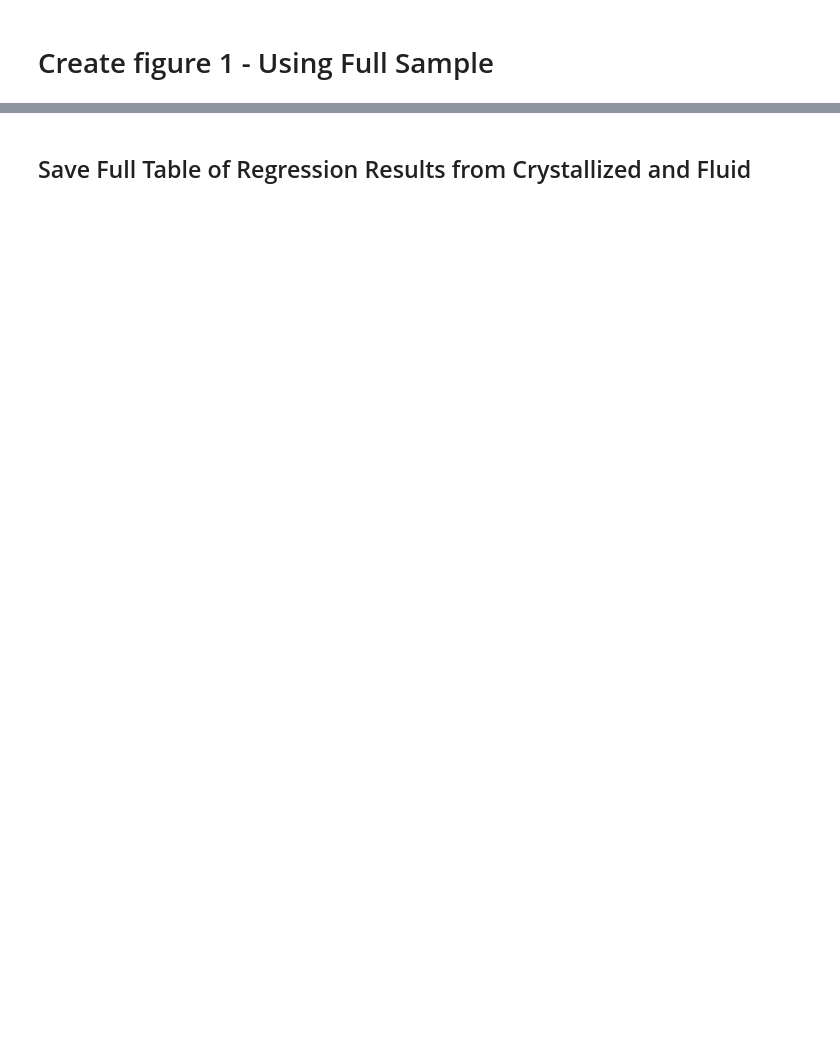
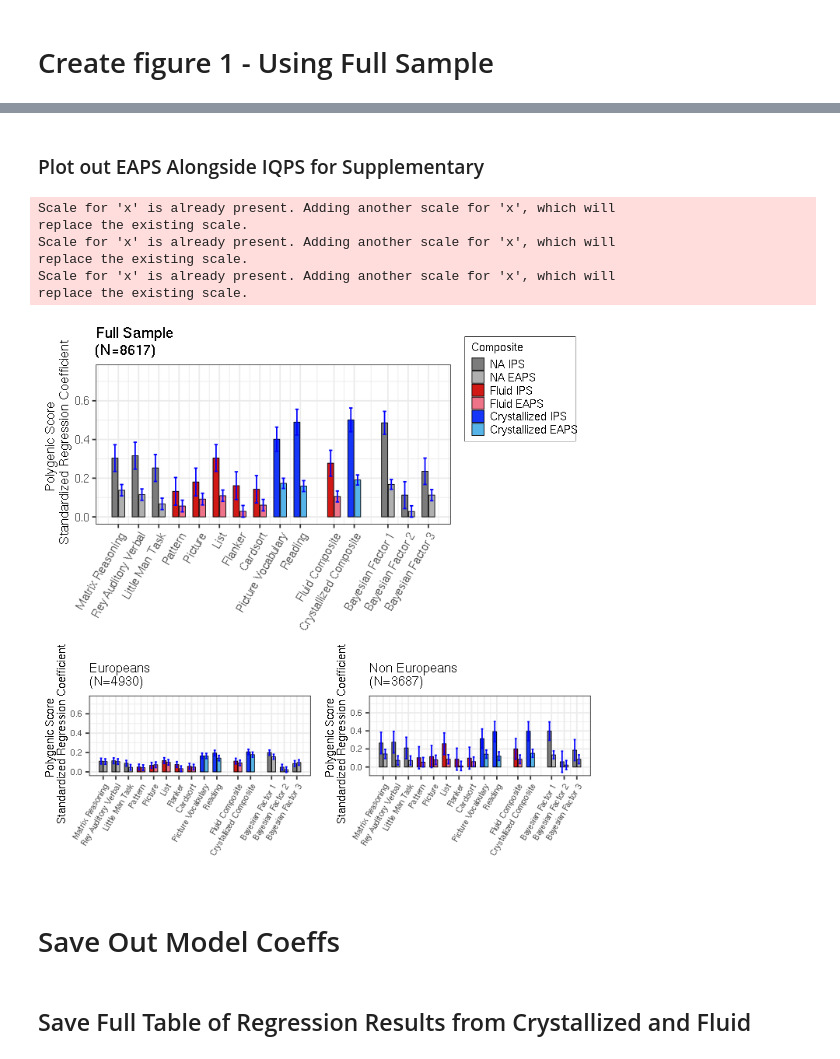
Before and after one commit to robloughnan/ABCD_IQ_Polygenic_Score, a Jupyter notebook: IQ_Polygenic_Score_Cryst_vs_Fluid.ipynb, the cells around one changed output, grey strips where cells are left out. Saved outputs shown, nothing was run; the diff lists cells and outputs as text; code cells hidden in the pictures; blank space fills up the shorter version.

```diff
--- a/IQ_Polygenic_Score_Cryst_vs_Fluid.ipynb
+++ b/IQ_Polygenic_Score_Cryst_vs_Fluid.ipynb
@@ -404,0 +564,51 @@ model_table[c(8,9),endsWith(colnames(model_table), 'nonEUR')]
+# %% [markdown]
+### Plot out EAPS Alongside IQPS for Supplementary
+# %%
+ea_iq_ps_plot = function(model_table, suffix, title, legend){
+    model_table$pos = model_table$pos + rep(seq(0, (dim(model_table)[1]/2)-1), each=2)
+
+    model_table$Composite = str_replace(str_replace(paste0(model_table$Composite, model_table$IV), 'IQ_', ' I'), 'EducAttain_', ' EA')
+
+    p = across_toolbox_plot(model_table, suffix, asterix_height=NULL, number_of_aterix=3, asterix_size=8,
+                             title=title, legend=legend, y_max=.75, ylab='Polygenic Score \n Standardized Regression Coefficient')
+    # Create Single Labels for groups
+    pos_ind = rep(c(FALSE, TRUE), times=dim(model_table)[1]/2)
+    p = p +  scale_x_continuous(breaks=model_table$pos[pos_ind]-0.5, labels=unique(model_table$dependant_var_nice_name)) +
+    scale_fill_manual(values=c("#56B4E9", "#1535f9", "#ee7288", "#d11915", "#afafaf", "#7c7c7c"))
+    return(p)
+}
+# %%
+g_legend<-function(a.gplot){
+    tmp <- ggplot_gtable(ggplot_build(a.gplot))
+    leg <- which(sapply(tmp$grobs, function(x) x$name) == "guide-box")
+    legend <- tmp$grobs[[leg]]
+    legend
+}
+# %%
+p1 = ea_iq_ps_plot(model_table, '_full_samp', 'Full Sample', TRUE)
+legend = g_legend(p1)
+p1 = p1 + theme(legend.position = "none")
+p2 = ea_iq_ps_plot(model_table, '_EUR', 'Europeans', FALSE)
+p3 = ea_iq_ps_plot(model_table, '_nonEUR', 'Non Europeans', FALSE)
+options(repr.plot.width=6, repr.plot.height=6)
+tot_p = grid.arrange(
+    p1,
+    legend,
+    p2,
+    p3,
+    heights=c(1.8,1.2),
+    layout_matrix = rbind(c(1, 1, 1, 2),
+                        c(3, 3, 4, 4))
+)
+
+# ggsave('./results/figures/ancestry_strata_results_IPS_and_EAPS.pdf', tot_p)
+# %% [output]
+Scale for 'x' is already present. Adding another scale for 'x', which will
+replace the existing scale.
+Scale for 'x' is already present. Adding another scale for 'x', which will
+replace the existing scale.
+Scale for 'x' is already present. Adding another scale for 'x', which will
+replace the existing scale.
+[figure, added]
+# %% [markdown]
+# Save Out Model Coeffs
```
Also changed, not shown: parts of 118 cells of this notebook, 1 other file.
